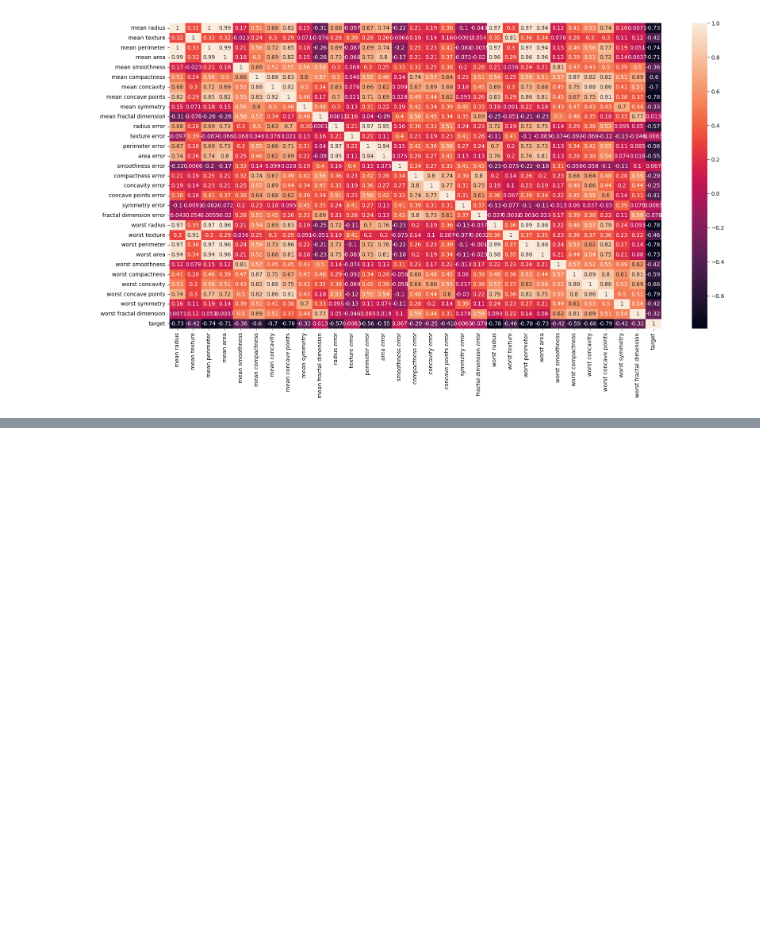
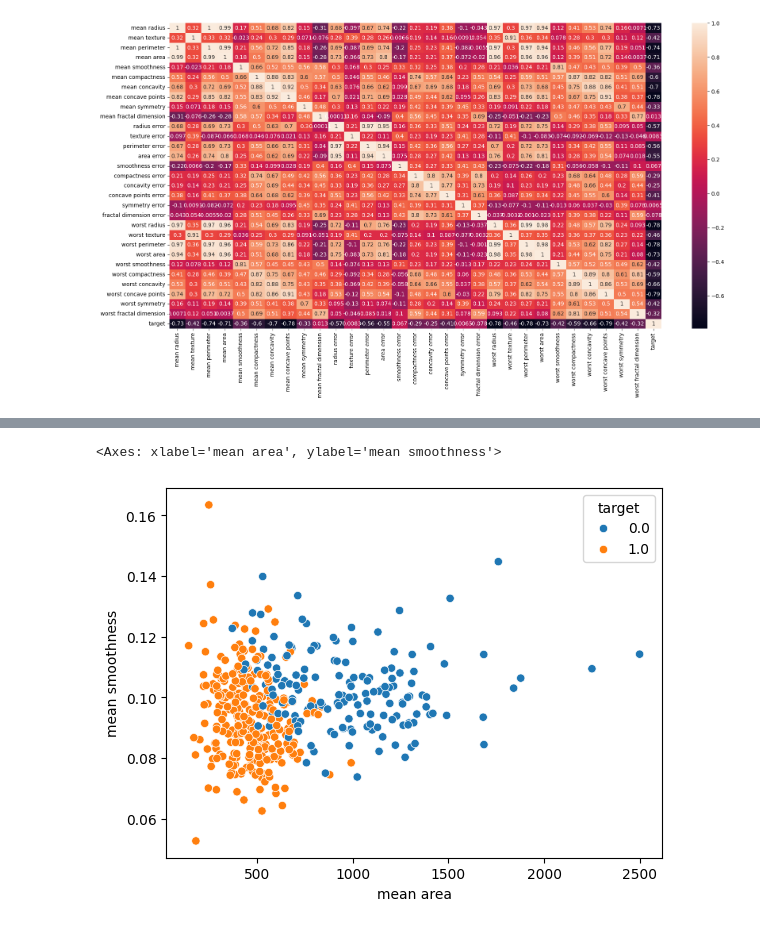
Before and after one commit to UtsavAch/ML, a Jupyter notebook: 1-BreastCancerClassification/breast-cancer.ipynb, the cells around one changed output, grey strips where cells are left out. Saved outputs shown, nothing was run; the diff lists cells and outputs as text; code cells hidden in the pictures; blank space fills up the shorter version.

```diff
--- a/1-BreastCancerClassification/breast-cancer.ipynb
+++ b/1-BreastCancerClassification/breast-cancer.ipynb
@@ -132,0 +157,3 @@ sns.heatmap(df_cancer.corr(), annot=True)
+# %%
+y = df_cancer["target"]
+y
@@ -132,0 +173,2 @@ sns.heatmap(df_cancer.corr(), annot=True)
+# %%
+X_train, X_test, y_train, y_test = train_test_split( X, y, test_size=0.2, random_state=5)
@@ -132,0 +213,5 @@ sns.heatmap(df_cancer.corr(), annot=True)
+# %%
+sns.scatterplot(x = X_train["mean area"], y = X_train["mean smoothness"], hue = y_train)
+# %% [output]
+<Axes: xlabel='mean area', ylabel='mean smoothness'>
+[figure, added]
```
Also changed, not shown: parts of 31 cells of this notebook, 1 other file.
